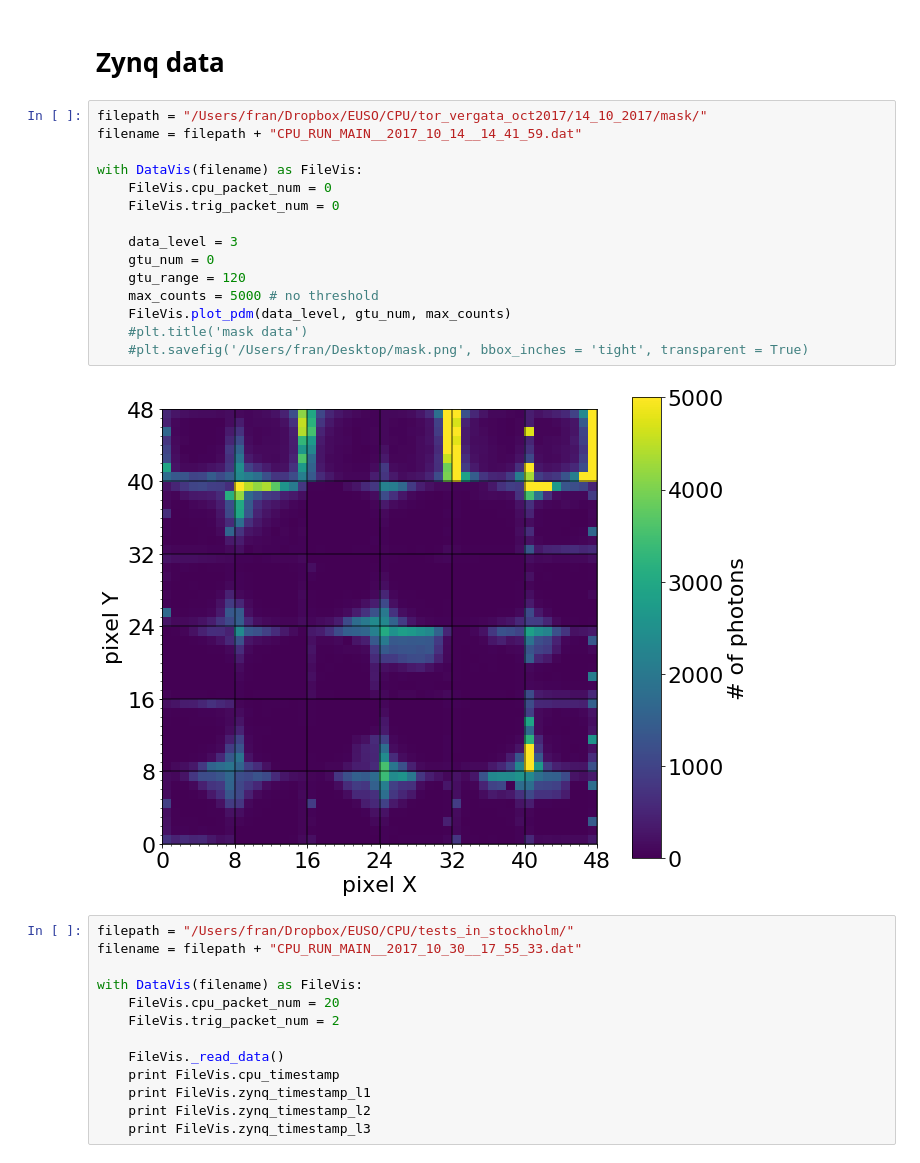
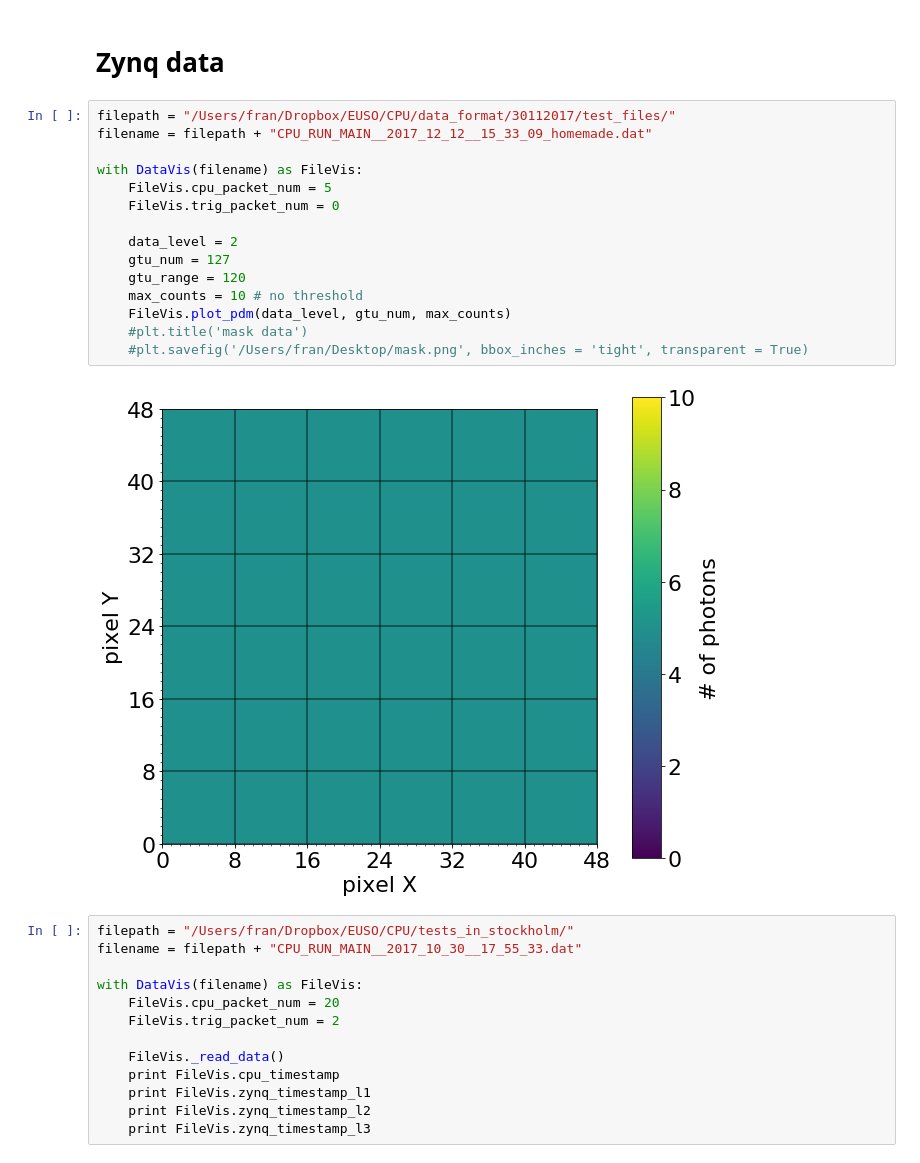
Before and after one commit to cescalara/euso_tools, a Jupyter notebook: data_visualisation/cpu_data_visualisation.ipynb, the cells around one changed output. Cells and saved outputs as stored; diff of their text form.

Commit message:
Update notebook with check of test files

```diff
--- a/data_visualisation/cpu_data_visualisation.ipynb
+++ b/data_visualisation/cpu_data_visualisation.ipynb
@@ -25,22 +25,22 @@ with DataVis(sc_filename) as FileVis:
 # %% [markdown]
 # Zynq data
 # %%
-filepath = "/Users/fran/Dropbox/EUSO/CPU/tor_vergata_oct2017/14_10_2017/mask/"
-filename = filepath + "CPU_RUN_MAIN__2017_10_14__14_41_59.dat"
+filepath = "/Users/fran/Dropbox/EUSO/CPU/data_format/30112017/test_files/"
+filename = filepath + "CPU_RUN_MAIN__2017_12_12__15_33_09_homemade.dat"
 
 with DataVis(filename) as FileVis:
-    FileVis.cpu_packet_num = 0
+    FileVis.cpu_packet_num = 5
     FileVis.trig_packet_num = 0
 
-    data_level = 3
-    gtu_num = 0
+    data_level = 2
+    gtu_num = 127
     gtu_range = 120
-    max_counts = 5000 # no threshold
+    max_counts = 10 # no threshold
     FileVis.plot_pdm(data_level, gtu_num, max_counts)
     #plt.title('mask data')
     #plt.savefig('/Users/fran/Desktop/mask.png', bbox_inches = 'tight', transparent = True)
 # %% [output]
-[figure, old version]
+[figure, new version]
 # %%
 filepath = "/Users/fran/Dropbox/EUSO/CPU/tests_in_stockholm/"
 filename = filepath + "CPU_RUN_MAIN__2017_10_30__17_55_33.dat"
```
Also changed, not shown: 2 other files.
